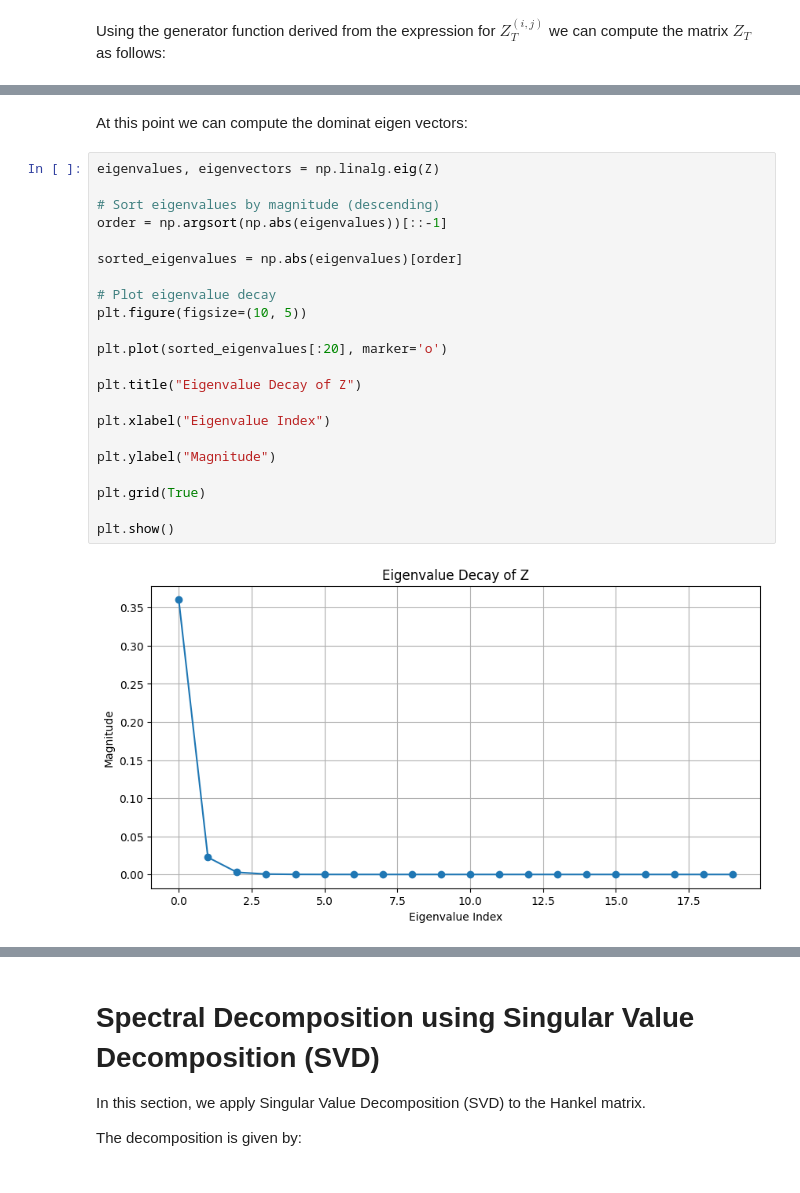
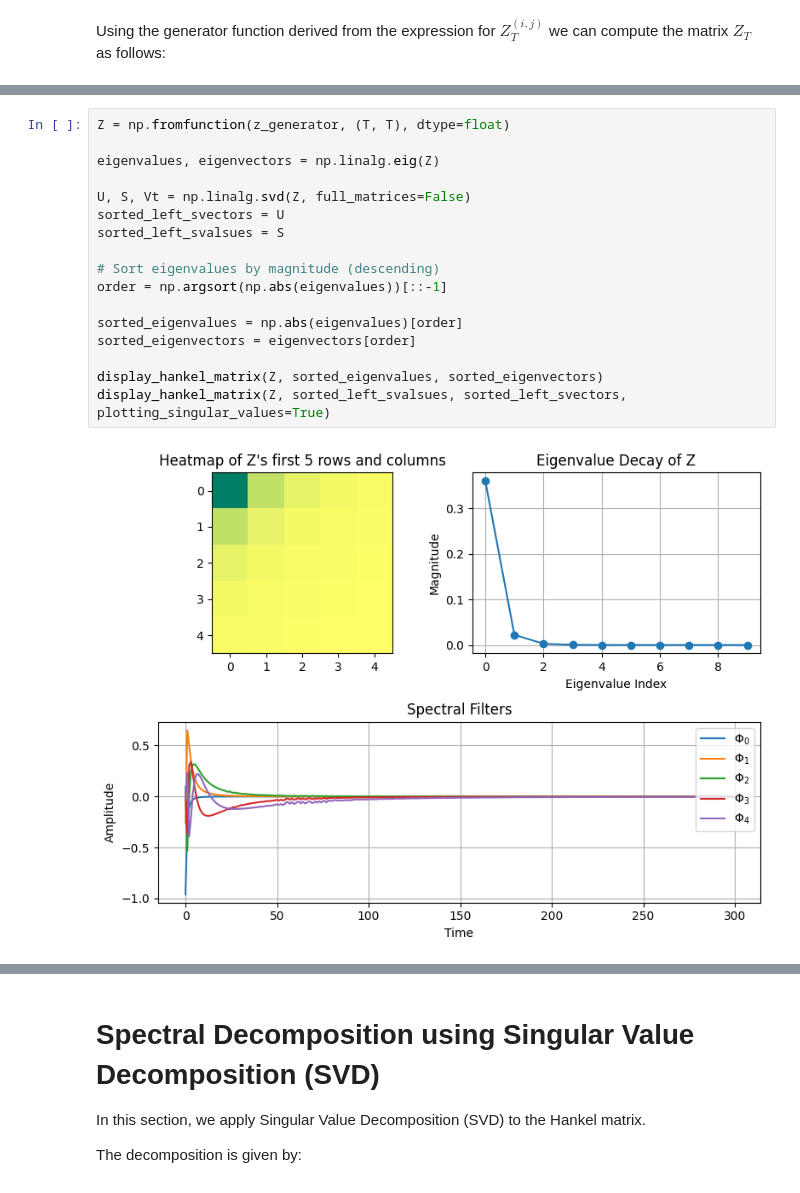
Before and after one commit to RicksonMonteiroML/spectral-Filtering-with-vaw, a Jupyter notebook: notebooks/00_introduction_spectral_filtering_with_vaw.ipynb, the cells around one changed output, grey strips where cells are left out. Saved outputs shown, nothing was run; the diff lists cells and outputs as text.

```diff
--- a/notebooks/00_introduction_spectral_filtering_with_vaw.ipynb
+++ b/notebooks/00_introduction_spectral_filtering_with_vaw.ipynb
@@ -214,26 +248,19 @@ Z = np.fromfunction(z_generator, (T, T), dtype=float)
-# %% [markdown]
-At this point we can compute the dominat eigen vectors:
 # %%
+Z = np.fromfunction(z_generator, (T, T), dtype=float)
+
 eigenvalues, eigenvectors = np.linalg.eig(Z)
+
+U, S, Vt = np.linalg.svd(Z, full_matrices=False)
+sorted_left_svectors = U
+sorted_left_svalsues = S
 
 # Sort eigenvalues by magnitude (descending)
 order = np.argsort(np.abs(eigenvalues))[::-1]
 
 sorted_eigenvalues = np.abs(eigenvalues)[order]
+sorted_eigenvectors = eigenvectors[order]
 
-# Plot eigenvalue decay
-plt.figure(figsize=(10, 5))
-
-plt.plot(sorted_eigenvalues[:20], marker='o')
-
-plt.title("Eigenvalue Decay of Z")
-
-plt.xlabel("Eigenvalue Index")
-
-plt.ylabel("Magnitude")
-
-plt.grid(True)
-
-plt.show()
+display_hankel_matrix(Z, sorted_eigenvalues, sorted_eigenvectors)
+display_hankel_matrix(Z, sorted_left_svalsues, sorted_left_svectors, plotting_singular_values=True)
 # %% [output]
-[figure, old version]
+[figure, new version]
```
Also changed, not shown: parts of 5 cells of this notebook.
